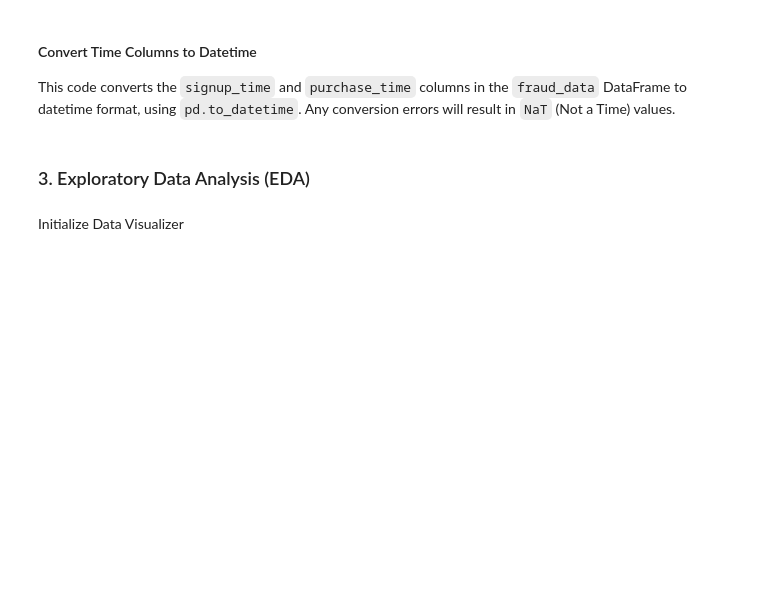
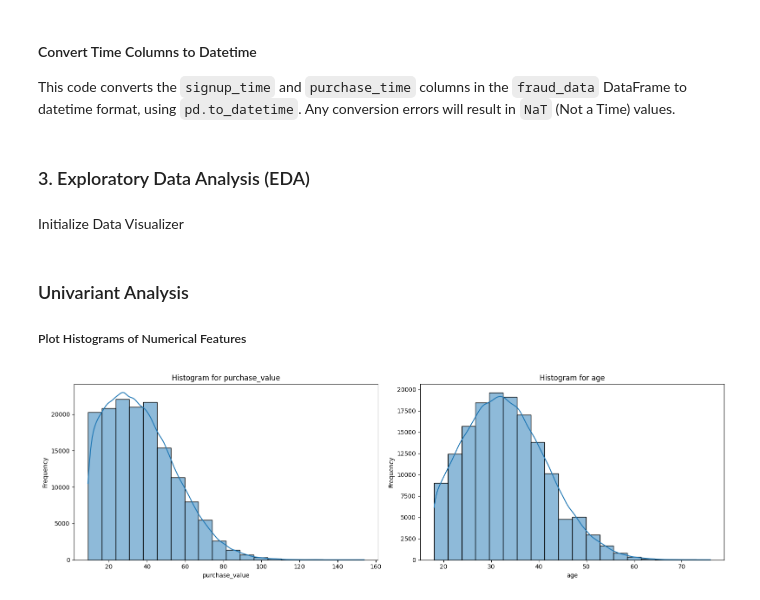
Before and after one commit to GetieBalew24/adey-ecommerce-banking-fraud-detection, a Jupyter notebook: notebooks/EDA_and_preprocessing.ipynb, the cells around one changed output. Drawn from its saved outputs; the diff is of its cells as text; code cells hidden in the pictures; blank space fills up the shorter version.

Commit message:
univarity analysis

```diff
--- a/notebooks/EDA_and_preprocessing.ipynb
+++ b/notebooks/EDA_and_preprocessing.ipynb
@@ -110,3 +110,14 @@ Initialize Data Visualizer
 # %%
 # Initialize the DataVisualizer with the fraud data DataFrame.
 visualizer = DataVisualizer(fraud_data)
+# %% [markdown]
+### Univariant Analysis
+##### Plot Histograms of Numerical Features
+# %%
+# Define numerical features to visualize.
+numerical_features = ['purchase_value', 'age']
+
+# Plot histograms for the specified numerical features.
+visualizer.plot_histogram(numerical_features)
+# %% [output]
+[figure, added]
```
Also changed, not shown: parts of 4 cells of this notebook, 1 other file.
